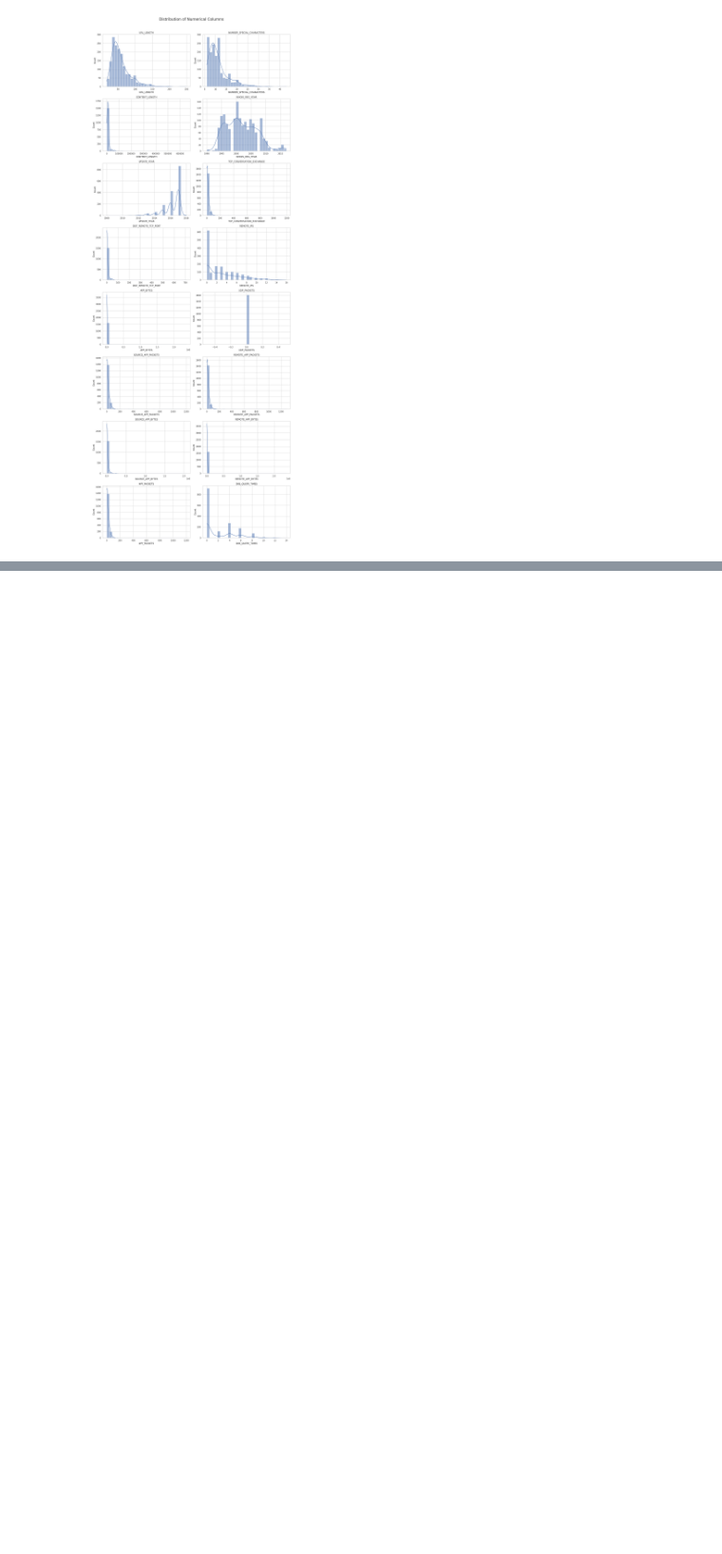
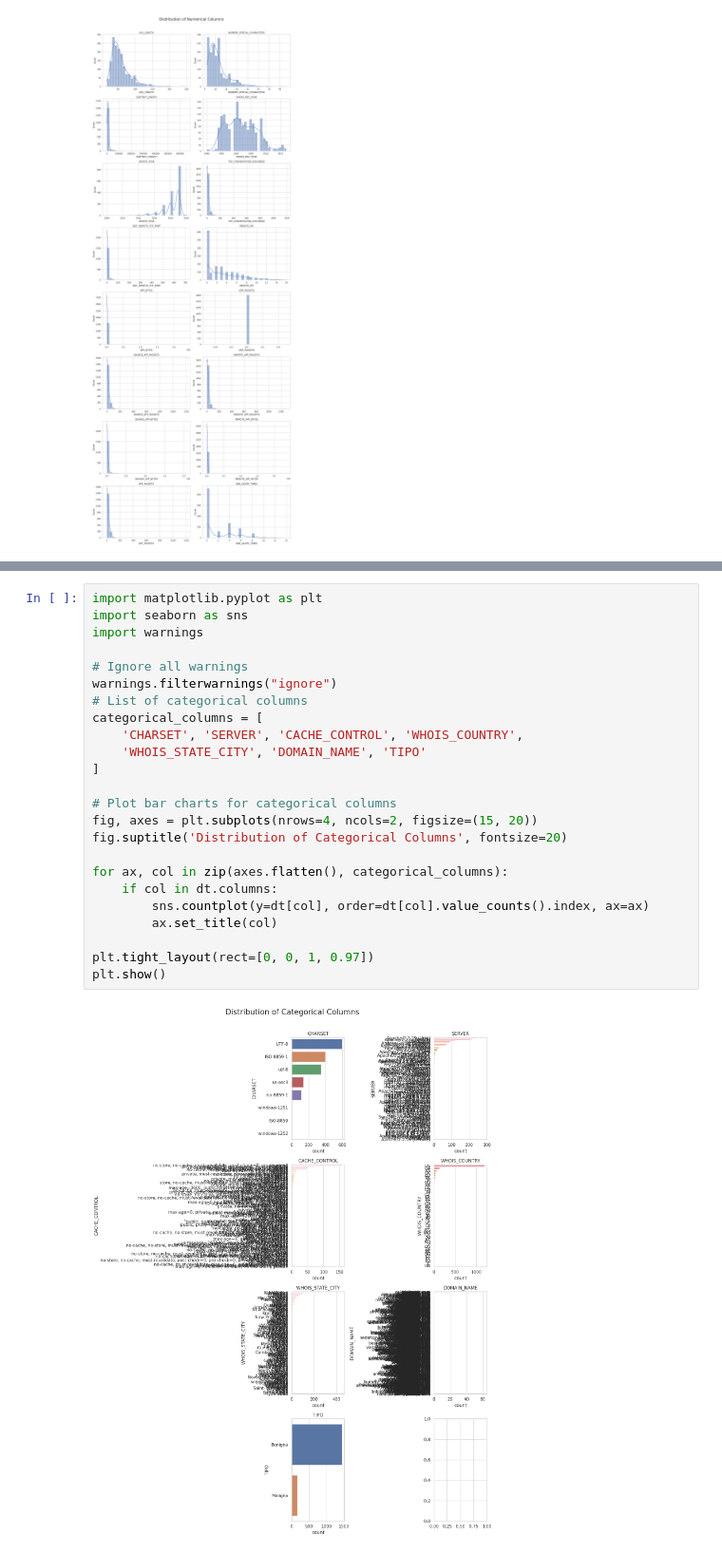
Before and after one commit to mngugi/ML_Cybersec, a Jupyter notebook: securitydataset.ipynb, the cells around one changed output, grey strips where cells are left out. Shown at 95% size. Cells and saved outputs as stored; diff of their text form; blank space fills up the shorter version.

```diff
--- a/securitydataset.ipynb
+++ b/securitydataset.ipynb
@@ -125,0 +145,26 @@ plt.show()
+# %%
+import matplotlib.pyplot as plt
+import seaborn as sns
+import warnings
+
+# Ignore all warnings
+warnings.filterwarnings("ignore")
+# List of categorical columns
+categorical_columns = [
+    'CHARSET', 'SERVER', 'CACHE_CONTROL', 'WHOIS_COUNTRY',
+    'WHOIS_STATE_CITY', 'DOMAIN_NAME', 'TIPO'
+]
+
+# Plot bar charts for categorical columns
+fig, axes = plt.subplots(nrows=4, ncols=2, figsize=(15, 20))
+fig.suptitle('Distribution of Categorical Columns', fontsize=20)
+
+for ax, col in zip(axes.flatten(), categorical_columns):
+    if col in dt.columns:
+        sns.countplot(y=dt[col], order=dt[col].value_counts().index, ax=ax)
+        ax.set_title(col)
+
+plt.tight_layout(rect=[0, 0, 1, 0.97])
+plt.show()
+# %% [output]
+[figure, added]
```
Also changed, not shown: parts of 1 cell of this notebook.
